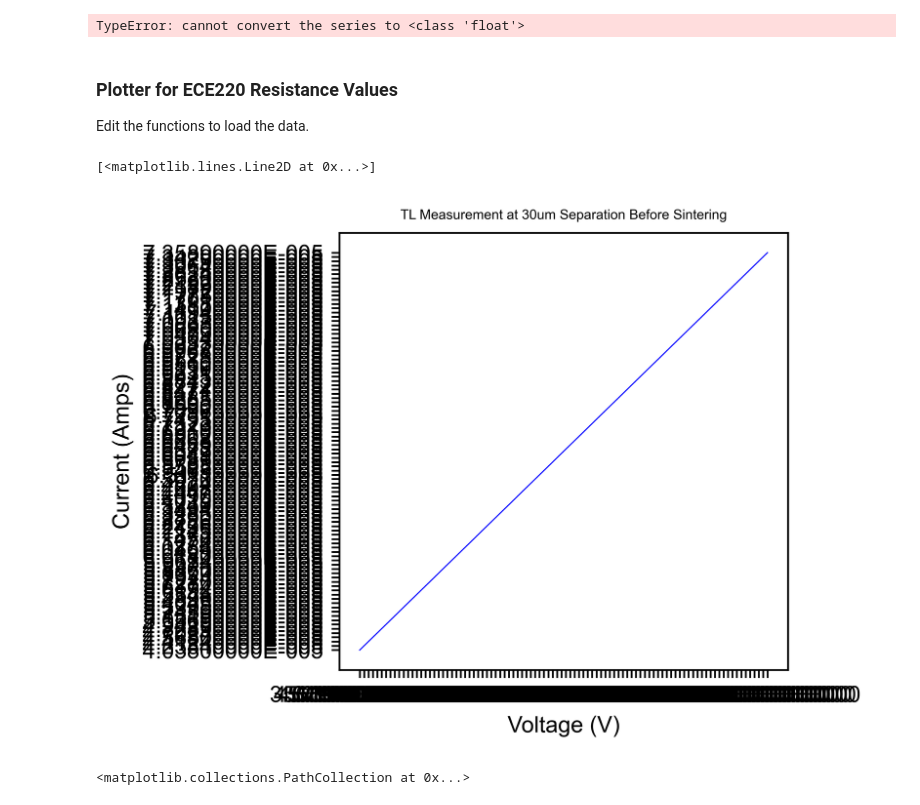
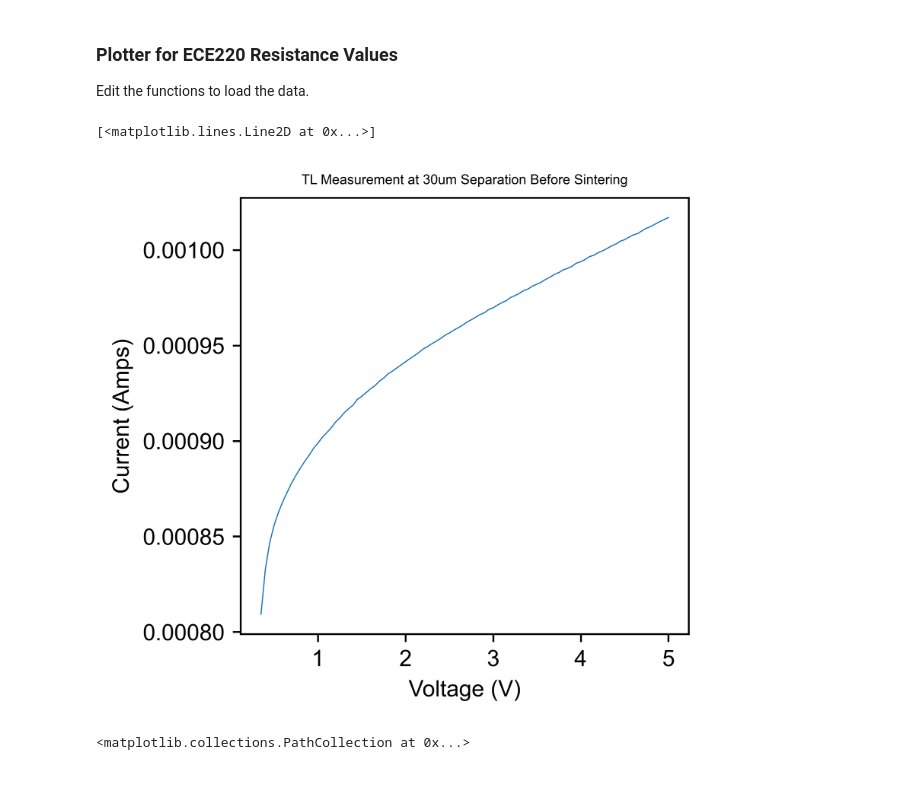
Before and after one commit to danielespo/ece220, a Jupyter notebook: Full_MOSFET/Resistor Dat Solver.ipynb, the cells around one changed output. Drawn from its saved outputs; the diff is of its cells as text; code cells hidden in the pictures.

```diff
--- a/Full_MOSFET/Resistor Dat Solver.ipynb
+++ b/Full_MOSFET/Resistor Dat Solver.ipynb
@@ -39,25 +40,23 @@ print(df)
-# %%
-float(df['VD'])
-# %% [output]
-TypeError: cannot convert the series to <class 'float'>
+# %%
+df = df.astype({'VD':'float', 'ID':'float', 'ID2':'float', 'ID3':'float', 'ID4':'float','ID5':'float','ID6':'float','ID7':'float','ID8':'float'})
 # %% [markdown]
 ### Plotter for ECE220 Resistance Values
 Edit the functions to load the data.
 # %%
 mpl.rcParams['pdf.fonttype'] = 42
 mpl.rcParams['ps.fonttype'] = 42
 mpl.rcParams['font.family'] = 'Arial'
 
 plt.figure(figsize=(3.54,3.54), dpi=600)
 
 plt.xlabel('Voltage (V)', fontsize=10)
 plt.ylabel('Current (Amps)', fontsize=10)
 plt.title('TL Measurement at 30um Separation Before Sintering', fontsize=6)
 
-plt.plot(df['VD'][0:1000],df['ID'][0:1000],linewidth=0.5,zorder=1, label = "", color = 'blue')
+plt.plot(df['VD'],df['ID5'],linewidth=0.5)
 # %% [output]
 [<matplotlib.lines.Line2D at 0x...>]
-[figure, old version]
+[figure, new version]
 # %%
 #DONE Make a resistance calculator using two points in that graph (or more), save to a csv, then plot said csv below
 # V/I = R
```
Also changed, not shown: parts of 1 cell of this notebook.
